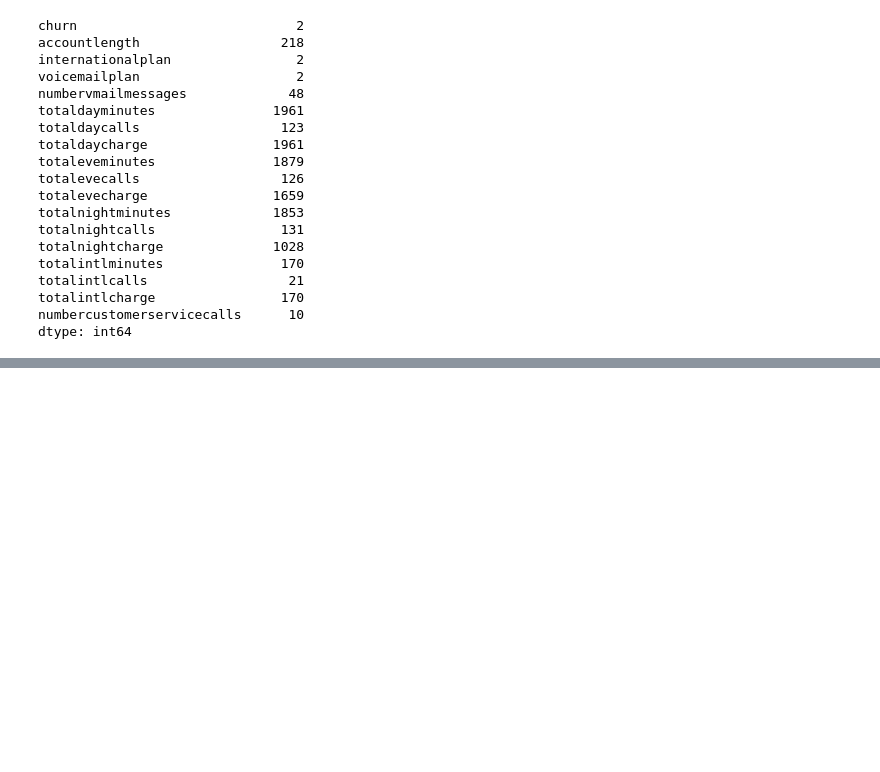
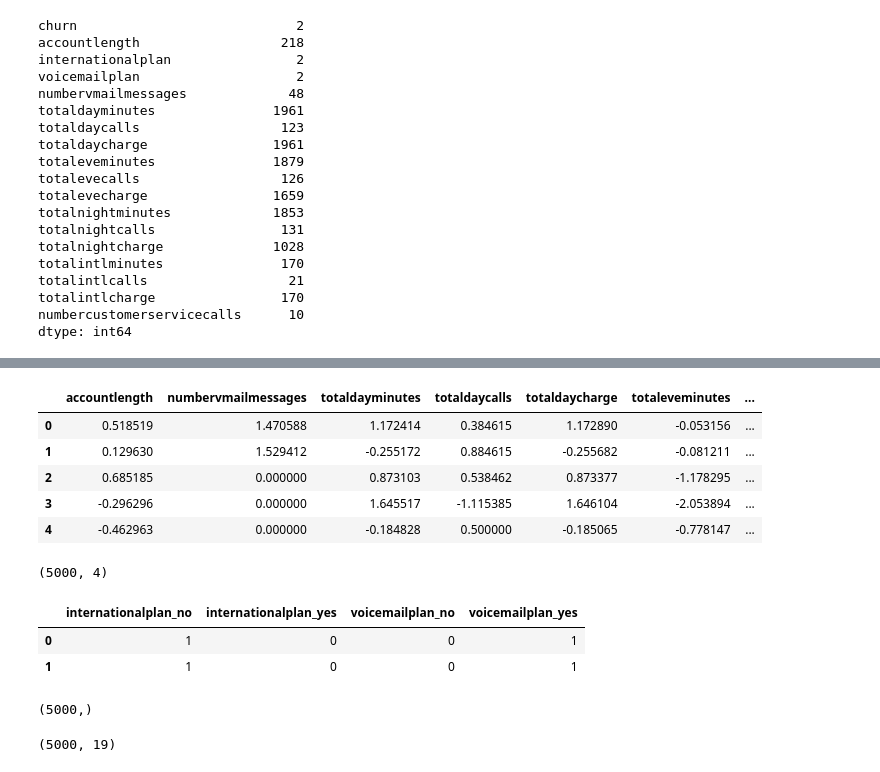
Before and after one commit to Requenamar3/datawrangling, a Jupyter notebook: Feature_Importance_DW.ipynb, the cells around one changed output, grey strips where cells are left out. Cells and saved outputs as stored; diff of their text form; code cells hidden in the pictures; blank space fills up the shorter version.

```diff
--- a/Feature_Importance_DW.ipynb
+++ b/Feature_Importance_DW.ipynb
@@ -126,0 +149,23 @@ numDF.head()
+# %%
+# Scale all numeric columns
+# This code snippet applies the RobustScaler scaling to all numeric columns in the numDF DataFrame
+# The fit_transform method of the scaler is used to scale the numeric data
+# The scaled data is then converted back into a pandas DataFrame
+# The columns and index of the original numDF are preserved in the new DataFrame
+
+# Create a new DataFrame from the scaled data
+numDF = pd.DataFrame(scaler.fit_transform(numDF.values),
+                     columns=numDF.columns,  # Use the original column names
+                     index=numDF.index)      # Use the original DataFrame index
+
+# Display the first few rows of the scaled numeric DataFrame
+# This allows for a quick inspection of the scaled data
+# Ensuring that the scaling operation has been applied as intended
+numDF.head()
+# %% [output]
+|  | accountlength | numbervmailmessages | totaldayminutes | totaldaycalls | totaldaycharge | totaleveminutes | ... |
+| 0 | 0.518519 | 1.470588 | 1.172414 | 0.384615 | 1.172890 | -0.053156 | ... |
+| 1 | 0.129630 | 1.529412 | -0.255172 | 0.884615 | -0.255682 | -0.081211 | ... |
+| 2 | 0.685185 | 0.000000 | 0.873103 | 0.538462 | 0.873377 | -1.178295 | ... |
+| 3 | -0.296296 | 0.000000 | 1.645517 | -1.115385 | 1.646104 | -2.053894 | ... |
+| 4 | -0.462963 | 0.000000 | -0.184828 | 0.500000 | -0.185065 | -0.778147 | ... |
@@ -126,0 +183,35 @@ numDF.head()
+# %%
+# Converting all the categorical variables to dummy variables
+catDF = pd.get_dummies(catDF)
+catDF.shape  # Displaying the shape of the DataFrame after converting categorical variables to dummy variables
+# %% [output]
+(5000, 4)
+# %%
+# Displaying the first 2 rows of the DataFrame to inspect the data after converting categorical variables to dummy variables
+catDF.head(2)
+# %% [output]
+|  | internationalplan_no | internationalplan_yes | voicemailplan_no | voicemailplan_yes |
+| 0 | 1 | 0 | 0 | 1 |
+| 1 | 1 | 0 | 0 | 1 |
+# %%
+# Preparing the Y variable
+Y = df['churn']
+
+# Tree models may have trouble converting strings to floats, so it's essential to label the target variable as a complete feature matrix.
+# Replacing 'No' with 0 and 'Yes' with 1 to convert the target variable to numerical values.
+Y = Y.replace(to_replace=['No', 'Yes'], value=[0, 1])
+
+# Displaying the shape of the target variable
+print(Y.shape)
+# %% [output]
+(5000,)
+# %%
+# Merging with the original data frame
+
+# Preparing the X variables by concatenating the dummy variables for categorical features with the numerical features.
+X = pd.concat([catDF, numDF], axis=1)
+
+# Displaying the shape of the feature matrix
+print(X.shape)
+# %% [output]
+(5000, 19)
```
Also changed, not shown: parts of 14 cells of this notebook.
